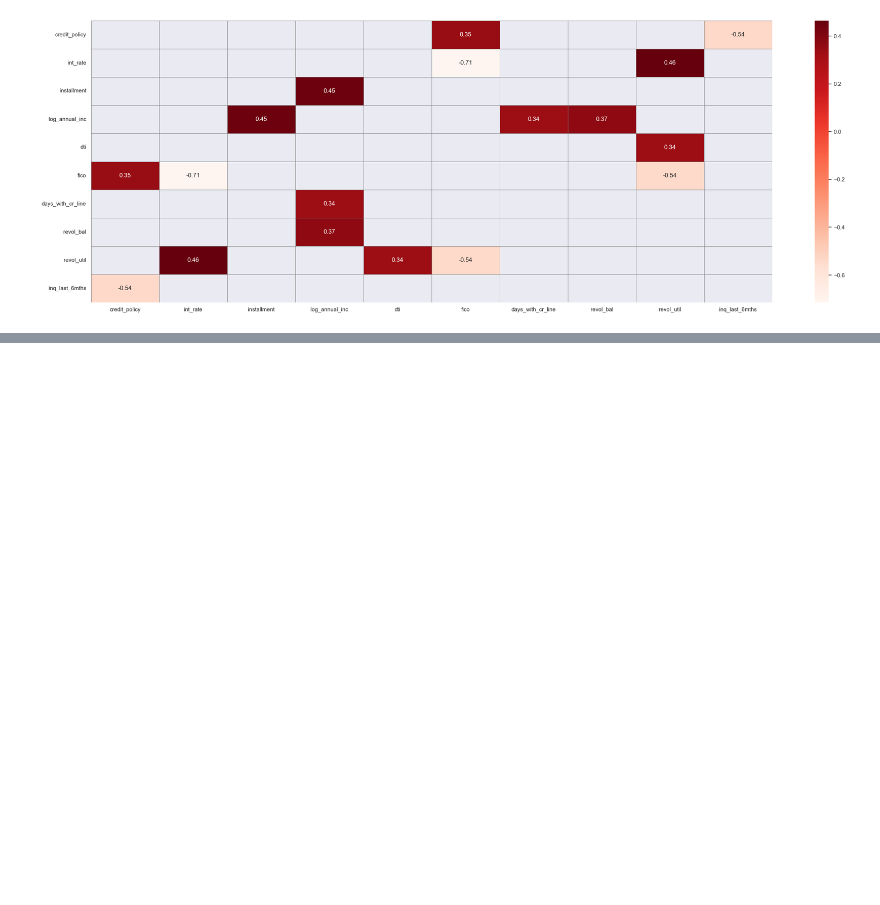
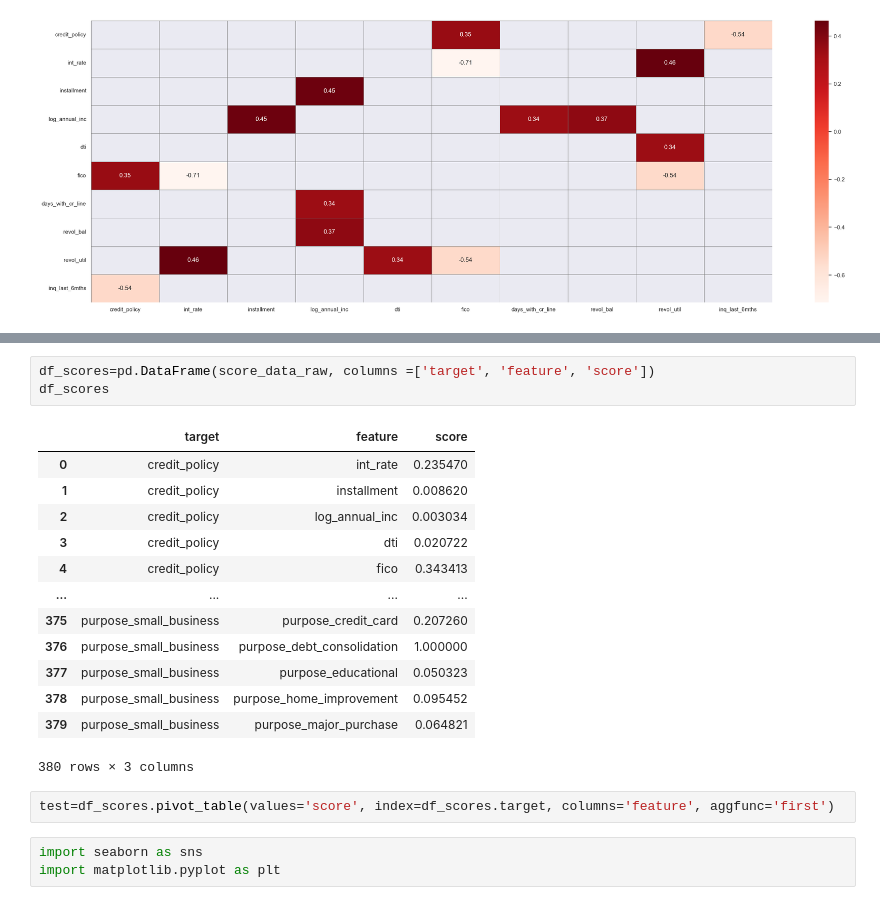
Before and after one commit to EzraTam/exploratory-analysis, a Jupyter notebook: notebooks/loan_analysis.ipynb, the cells around one changed output, grey strips where cells are left out. Drawn from its saved outputs; the diff is of its cells as text; blank space fills up the shorter version.

```diff
--- a/notebooks/loan_analysis.ipynb
+++ b/notebooks/loan_analysis.ipynb
@@ -191,0 +252,22 @@ ea.FeatureSelector(df=df,target="delinq_2yrs").result_table
+# %%
+df_scores=pd.DataFrame(score_data_raw, columns =['target', 'feature', 'score'])
+df_scores
+# %% [output]
+|  | target | feature | score |
+| 0 | credit_policy | int_rate | 0.235470 |
+| 1 | credit_policy | installment | 0.008620 |
+| 2 | credit_policy | log_annual_inc | 0.003034 |
+| 3 | credit_policy | dti | 0.020722 |
+| 4 | credit_policy | fico | 0.343413 |
+| ... | ... | ... | ... |
+| 375 | purpose_small_business | purpose_credit_card | 0.207260 |
+| 376 | purpose_small_business | purpose_debt_consolidation | 1.000000 |
+| 377 | purpose_small_business | purpose_educational | 0.050323 |
+| 378 | purpose_small_business | purpose_home_improvement | 0.095452 |
+| 379 | purpose_small_business | purpose_major_purchase | 0.064821 |
+380 rows × 3 columns
+# %%
+test=df_scores.pivot_table(values='score', index=df_scores.target, columns='feature', aggfunc='first')
+# %%
+import seaborn as sns
+import matplotlib.pyplot as plt
```
Also changed, not shown: parts of 14 cells of this notebook, 3 other files.
